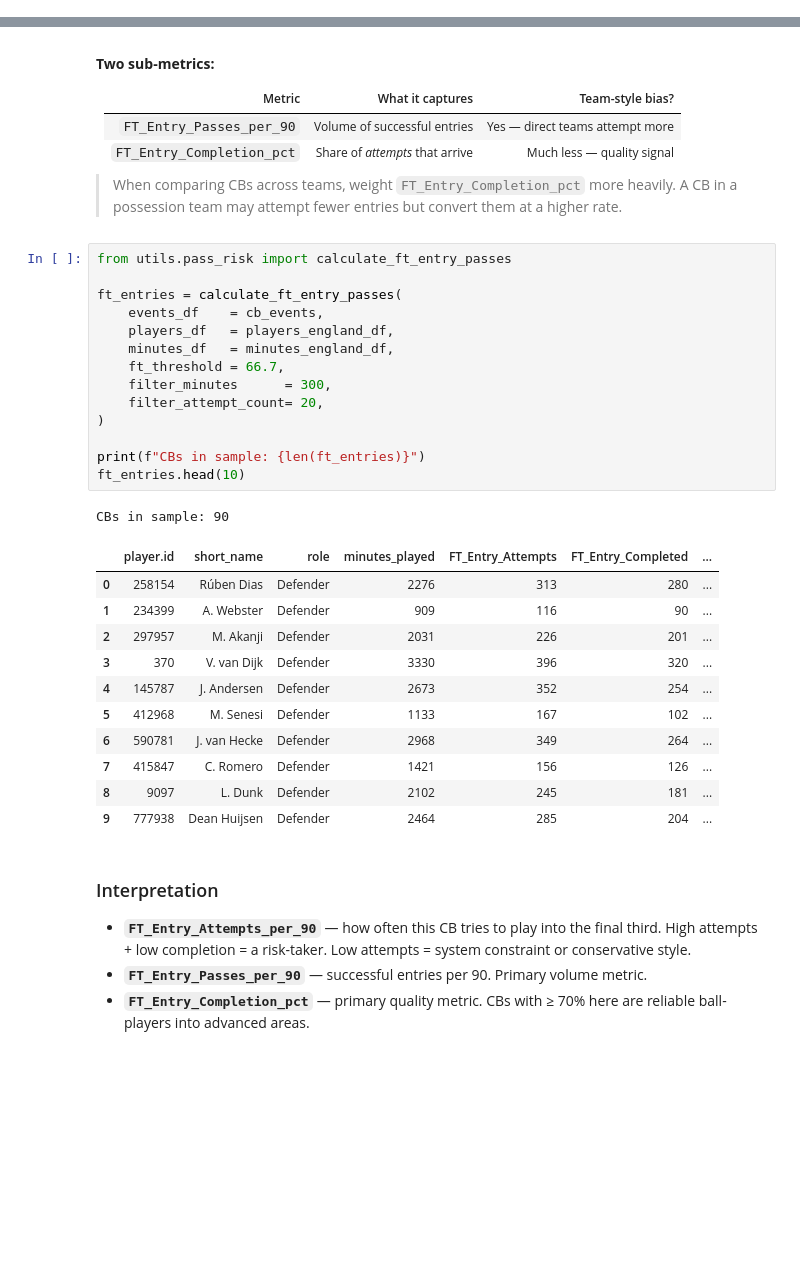
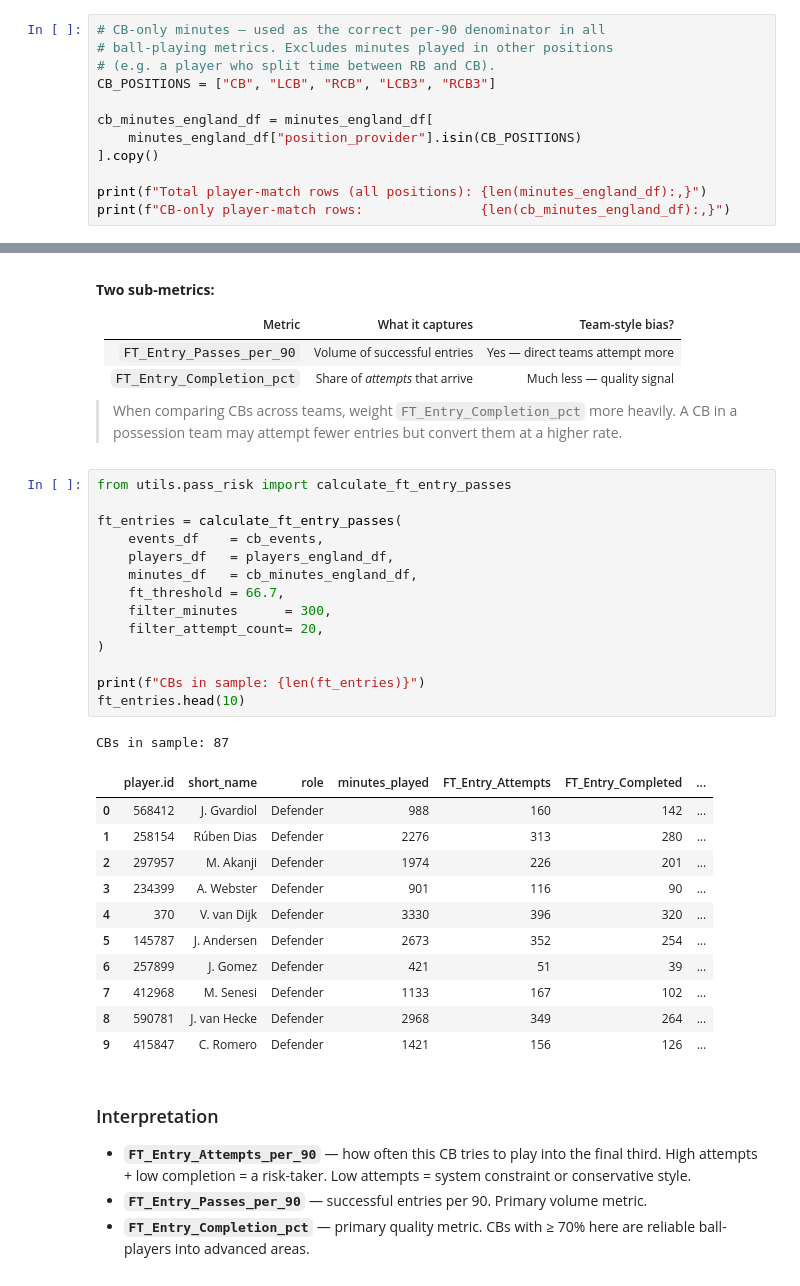
Before and after one commit to Giorgis3/Twelve-GPT-Educational-Giorgis, a Jupyter notebook: nbs/qualities.ipynb, the cells around one changed output, grey strips where cells are left out. Cells and saved outputs as stored; diff of their text form; blank space fills up the shorter version.

```diff
--- a/nbs/qualities.ipynb
+++ b/nbs/qualities.ipynb
@@ -765,3 +765,15 @@ minutes_england_df[minutes_england_df["minutes"] < 0]
 166 rows × 19 columns
 # %%
 minutes_england_df["minutes"] = minutes_england_df["minutes"].clip(lower=0)
+# %%
+# CB-only minutes — used as the correct per-90 denominator in all
+# ball-playing metrics. Excludes minutes played in other positions
+# (e.g. a player who split time between RB and CB).
+CB_POSITIONS = ["CB", "LCB", "RCB", "LCB3", "RCB3"]
+
+cb_minutes_england_df = minutes_england_df[
+    minutes_england_df["position_provider"].isin(CB_POSITIONS)
+].copy()
+
+print(f"Total player-match rows (all positions): {len(minutes_england_df):,}")
+print(f"CB-only player-match rows:               {len(cb_minutes_england_df):,}")
@@ -2445,30 +2476,30 @@ The threshold **66.7** is the standard final-third boundary (100 × 2/3 on Wysco
 # %%
 from utils.pass_risk import calculate_ft_entry_passes
 
 ft_entries = calculate_ft_entry_passes(
     events_df    = cb_events,
     players_df   = players_england_df,
-    minutes_df   = minutes_england_df,
+    minutes_df   = cb_minutes_england_df,
     ft_threshold = 66.7,
     filter_minutes      = 300,
     filter_attempt_count= 20,
 )
 
 print(f"CBs in sample: {len(ft_entries)}")
 ft_entries.head(10)
 # %% [output]
-CBs in sample: 90
+CBs in sample: 87
 |  | player.id | short_name | role | minutes_played | FT_Entry_Attempts | FT_Entry_Completed | ... |
-| 0 | 258154 | Rúben Dias | Defender | 2276 | 313 | 280 | ... |
-| 1 | 234399 | A. Webster | Defender | 909 | 116 | 90 | ... |
-| 2 | 297957 | M. Akanji | Defender | 2031 | 226 | 201 | ... |
-| 3 | 370 | V. van Dijk | Defender | 3330 | 396 | 320 | ... |
-| 4 | 145787 | J. Andersen | Defender | 2673 | 352 | 254 | ... |
-| 5 | 412968 | M. Senesi | Defender | 1133 | 167 | 102 | ... |
-| 6 | 590781 | J. van Hecke | Defender | 2968 | 349 | 264 | ... |
-| 7 | 415847 | C. Romero | Defender | 1421 | 156 | 126 | ... |
-| 8 | 9097 | L. Dunk | Defender | 2102 | 245 | 181 | ... |
-| 9 | 777938 | Dean Huijsen | Defender | 2464 | 285 | 204 | ... |
+| 0 | 568412 | J. Gvardiol | Defender | 988 | 160 | 142 | ... |
+| 1 | 258154 | Rúben Dias | Defender | 2276 | 313 | 280 | ... |
+| 2 | 297957 | M. Akanji | Defender | 1974 | 226 | 201 | ... |
+| 3 | 234399 | A. Webster | Defender | 901 | 116 | 90 | ... |
+| 4 | 370 | V. van Dijk | Defender | 3330 | 396 | 320 | ... |
+| 5 | 145787 | J. Andersen | Defender | 2673 | 352 | 254 | ... |
+| 6 | 257899 | J. Gomez | Defender | 421 | 51 | 39 | ... |
+| 7 | 412968 | M. Senesi | Defender | 1133 | 167 | 102 | ... |
+| 8 | 590781 | J. van Hecke | Defender | 2968 | 349 | 264 | ... |
+| 9 | 415847 | C. Romero | Defender | 1421 | 156 | 126 | ... |
 # %% [markdown]
 ### Interpretation
 
```
Also changed, not shown: parts of 21 cells of this notebook.
